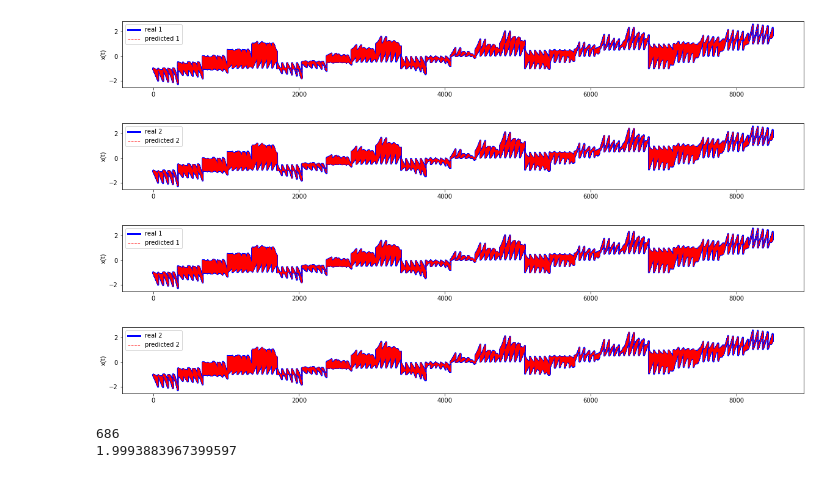
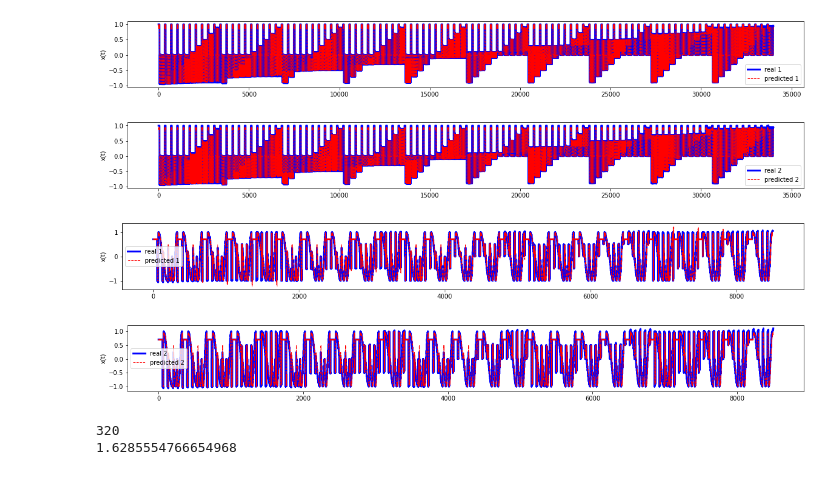
Before and after one commit to lamtung16/PIML, a Jupyter notebook: 2. DeepONets/2. Stacked_conditioned - multiple ouput.ipynb, the cells around one changed output. Cells and saved outputs as stored; diff of their text form; code cells hidden in the pictures.

```diff
--- a/2. DeepONets/2. Stacked_conditioned - multiple ouput.ipynb
+++ b/2. DeepONets/2. Stacked_conditioned - multiple ouput.ipynb
@@ -170,7 +159,7 @@ class Data(torch.utils.data.Dataset):
 # Early stopping
 def early_stop(list, min_epochs, patience):
     if(len(list) > min_epochs):
-        if(np.max(list[-patience:]) < 1.0001*np.max(list[0: -patience])):
+        if(np.max(list[-patience:]) < 1.00001*np.max(list[0: -patience])):
             return 1
     return 0
 # %%
@@ -237,15 +226,15 @@ def train(net, train_ds, test_ds, lr=0.001, min_epochs=200, max_epochs=100000, p
 p   = 8           # size of branch and trunk ouput
 n   = 4           # horizon window length
 noi = 1           # number of inputs
-noo = 2
+noo = 2           # number of outputs
 H   = 21          # maximum window length
 
 # Create Dataset and DataLoader objects
-src_file_train = 'C:/Users/tln229/Downloads/Python/2. DeepONets/0. Data/data_test.csv'
+src_file_train = 'C:/Users/tln229/Downloads/Python/2. DeepONets/0. Data/data_13.csv'
 train_ds       = Data(src_file_train, n, H, noi, noo)
 print("Number of training data: ", train_ds.y_data.shape[0])
 
-src_file_test  = 'C:/Users/tln229/Downloads/Python/2. DeepONets/0. Data/data_test.csv'
+src_file_test  = 'C:/Users/tln229/Downloads/Python/2. DeepONets/0. Data/data_12.csv'
 test_ds        = Data(src_file_test, n, H, noi, noo)
 
 # Create network
@@ -254,8 +243,8 @@ net = Net(n, p, noi, noo).to(device)
 
 # train model
 lr         = 0.01
-min_epochs = 300
-max_epochs = 20000
+min_epochs = 500
+max_epochs = 100000
 patience   = 200
 R2_train, R2_test = train(net, train_ds, test_ds, lr, min_epochs, max_epochs, patience)
 
@@ -289,6 +275,6 @@ epoch =   650    loss =   0.0002         R2_y1_train =   0.9997          R2_y2_t
-[figure, old version]
+[figure, new version]
-[figure, old version]
+[figure, new version]
-[figure, old version]
+[figure, new version]
-[figure, old version]
+[figure, new version]
-686
-1.9993883967399597
+320
+1.6285554766654968
```
Also changed, not shown: parts of 2 cells of this notebook, 1 other file.
